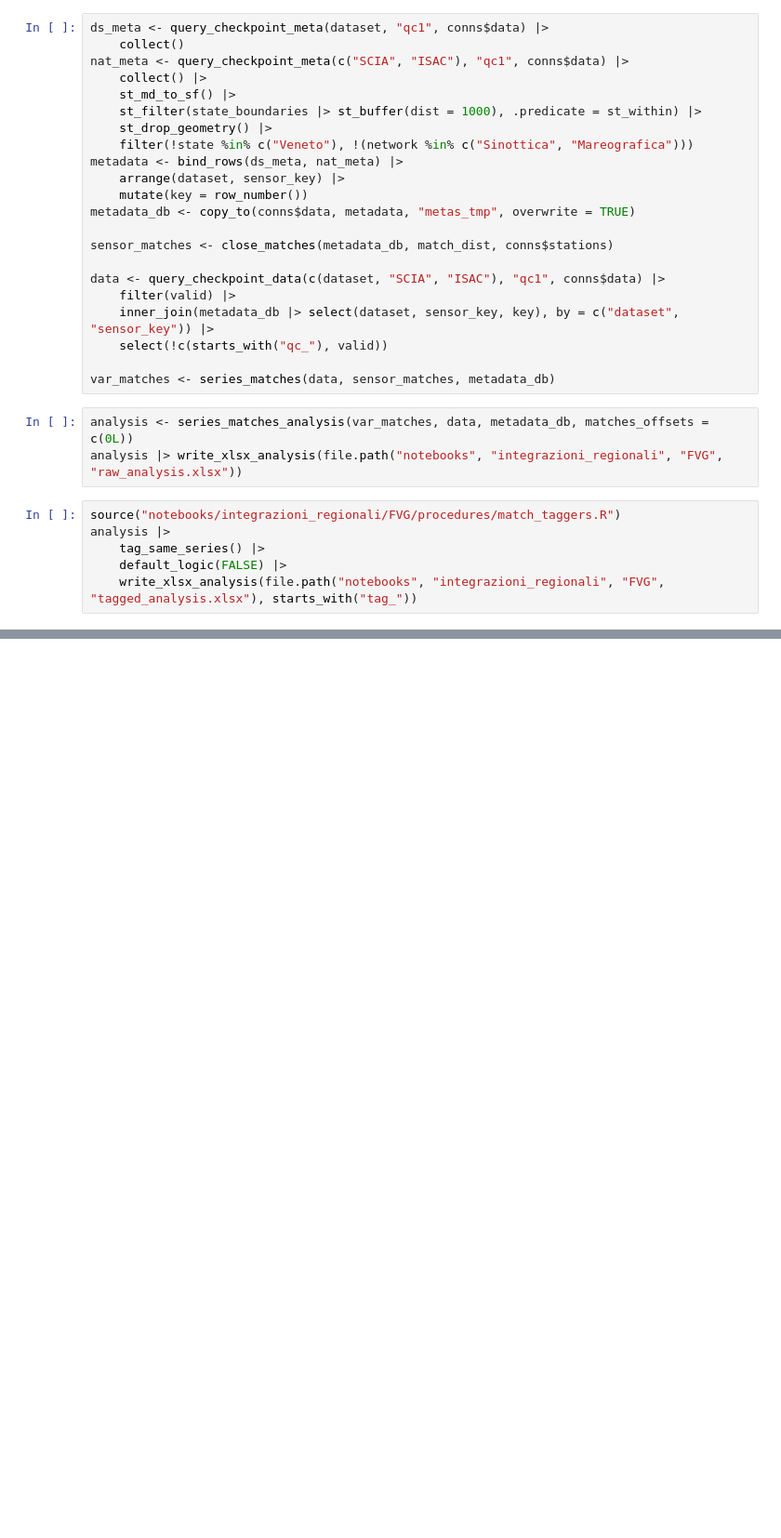
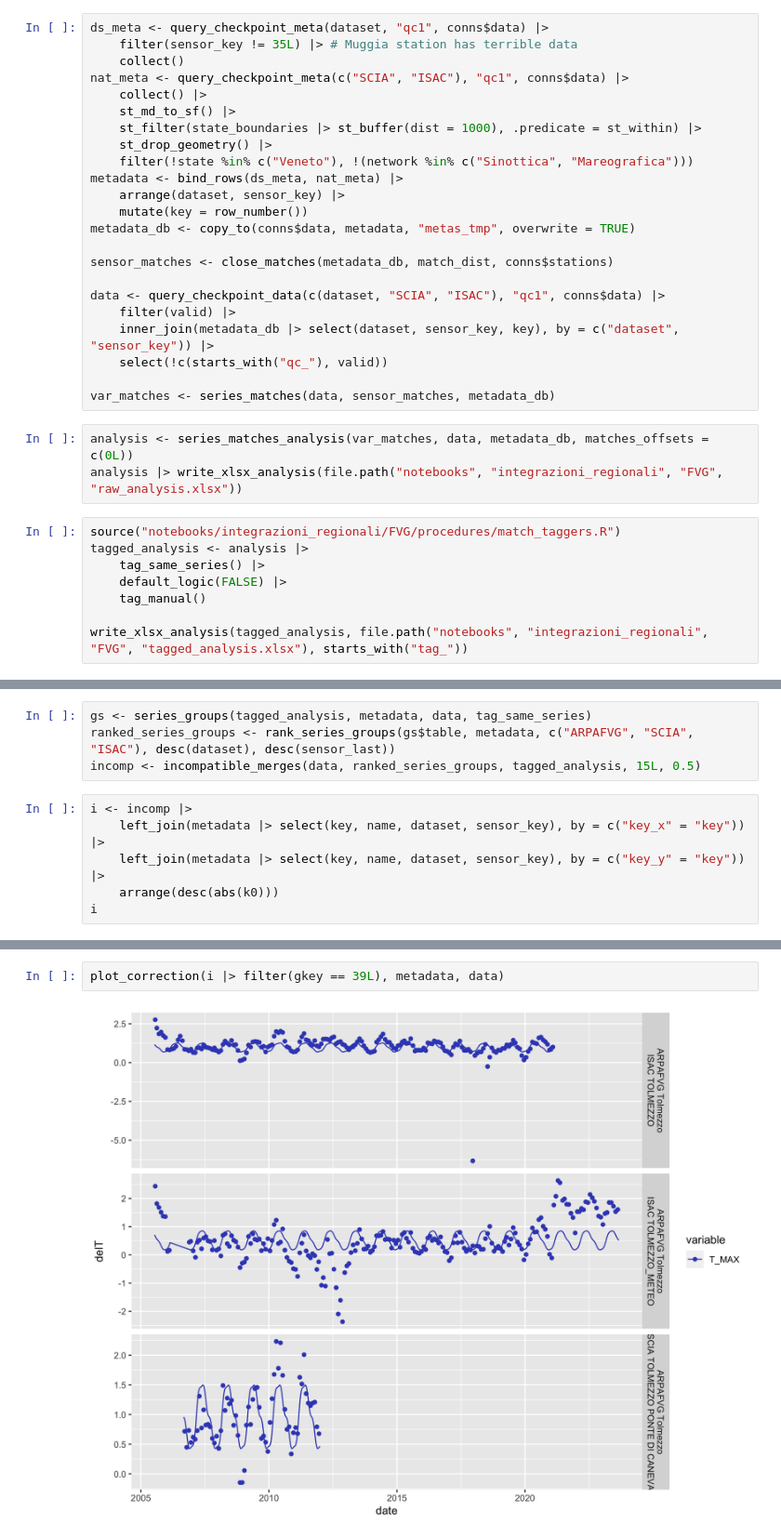
Before and after one commit to dnstudent/TesiMag, a Jupyter notebook: notebooks/integrazioni_regionali/FVG/series_pairing.ipynb, the cells around one changed output, grey strips where cells are left out. Shown at 93% size. Drawn from its saved outputs; the diff is of its cells as text; blank space fills up the shorter version.

Commit message:
Merged FVG with SCIA and ISAC

```diff
--- a/notebooks/integrazioni_regionali/FVG/series_pairing.ipynb
+++ b/notebooks/integrazioni_regionali/FVG/series_pairing.ipynb
@@ -25,6 +27,7 @@ state_boundaries <- query_boundary(conns$stations, state, "state")
 Linking to GEOS 3.11.0, GDAL 3.5.3, PROJ 9.1.0; sf_use_s2() is TRUE
 # %%
 ds_meta <- query_checkpoint_meta(dataset, "qc1", conns$data) |>
+    filter(sensor_key != 35L) |> # Muggia station has terrible data
     collect()
 nat_meta <- query_checkpoint_meta(c("SCIA", "ISAC"), "qc1", conns$data) |>
     collect() |>
@@ -50,7 +53,9 @@ analysis <- series_matches_analysis(var_matches, data, metadata_db, matches_offs
 analysis |> write_xlsx_analysis(file.path("notebooks", "integrazioni_regionali", "FVG", "raw_analysis.xlsx"))
 # %%
 source("notebooks/integrazioni_regionali/FVG/procedures/match_taggers.R")
-analysis |>
+tagged_analysis <- analysis |>
     tag_same_series() |>
     default_logic(FALSE) |>
-    write_xlsx_analysis(file.path("notebooks", "integrazioni_regionali", "FVG", "tagged_analysis.xlsx"), starts_with("tag_"))
+    tag_manual()
+
+write_xlsx_analysis(tagged_analysis, file.path("notebooks", "integrazioni_regionali", "FVG", "tagged_analysis.xlsx"), starts_with("tag_"))
@@ -74,0 +62,10 @@ data |> arrange(dataset, sensor_key, variable, date) |> collect() |> nest(.by =
+# %%
+gs <- series_groups(tagged_analysis, metadata, data, tag_same_series)
+ranked_series_groups <- rank_series_groups(gs$table, metadata, c("ARPAFVG", "SCIA", "ISAC"), desc(dataset), desc(sensor_last))
+incomp <- incompatible_merges(data, ranked_series_groups, tagged_analysis, 15L, 0.5)
+# %%
+i <- incomp |>
+    left_join(metadata |> select(key, name, dataset, sensor_key), by = c("key_x" = "key")) |>
+    left_join(metadata |> select(key, name, dataset, sensor_key), by = c("key_y" = "key")) |>
+    arrange(desc(abs(k0)))
+i
@@ -74,0 +92,4 @@ data |> arrange(dataset, sensor_key, variable, date) |> collect() |> nest(.by =
+# %%
+plot_correction(i |> filter(gkey == 39L), metadata, data)
+# %% [output]
+[figure, added]
```
Also changed, not shown: parts of 9 cells of this notebook, 4 other files.
